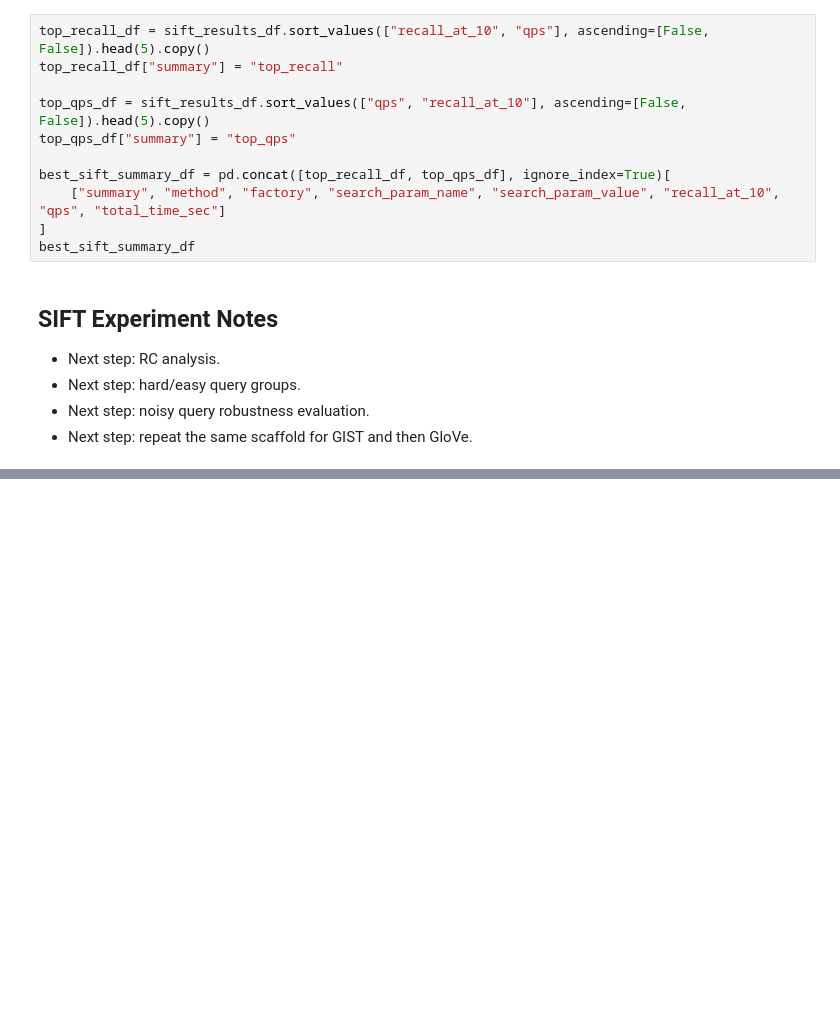
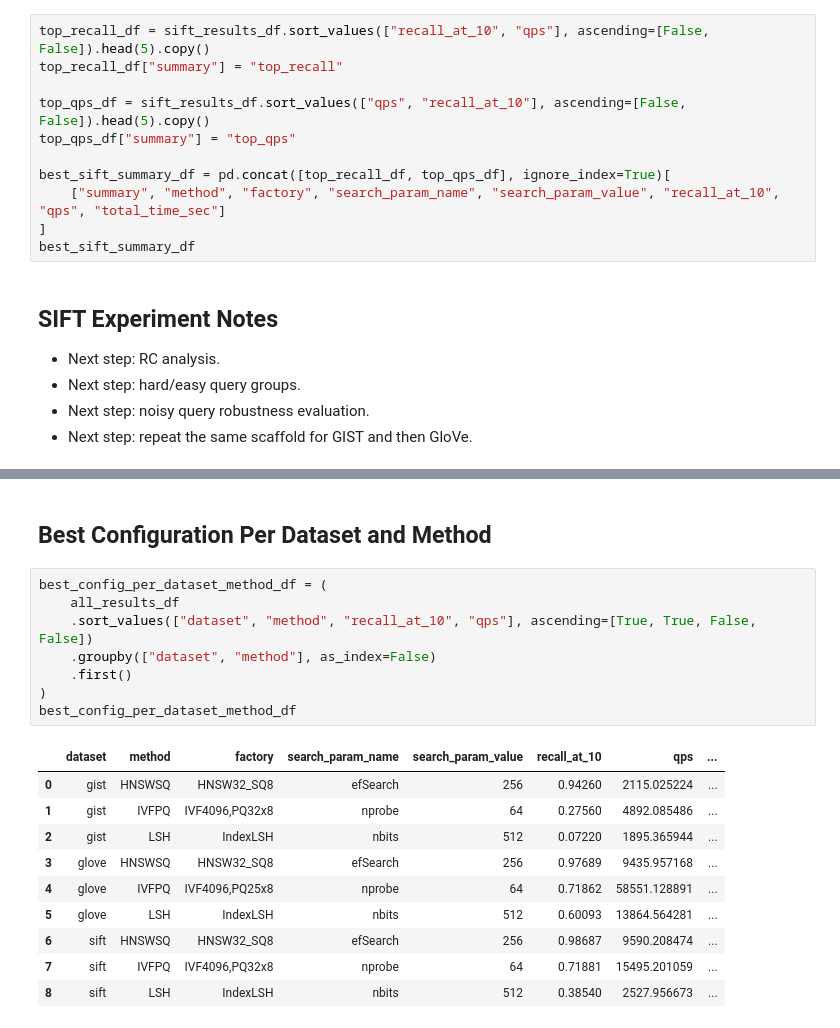
Before and after one commit to Valia-p/Vector-Search-FAISS, a Jupyter notebook: notebooks/experiments.ipynb, the cells around one changed output, grey strips where cells are left out. Drawn from its saved outputs; the diff is of its cells as text; blank space fills up the shorter version.

```diff
--- a/notebooks/experiments.ipynb
+++ b/notebooks/experiments.ipynb
@@ -239,0 +1343,21 @@ best_sift_summary_df
+# %% [markdown]
+## Best Configuration Per Dataset and Method
+# %%
+best_config_per_dataset_method_df = (
+    all_results_df
+    .sort_values(["dataset", "method", "recall_at_10", "qps"], ascending=[True, True, False, False])
+    .groupby(["dataset", "method"], as_index=False)
+    .first()
+)
+best_config_per_dataset_method_df
+# %% [output]
+|  | dataset | method | factory | search_param_name | search_param_value | recall_at_10 | qps | ... |
+| 0 | gist | HNSWSQ | HNSW32_SQ8 | efSearch | 256 | 0.94260 | 2115.025224 | ... |
+| 1 | gist | IVFPQ | IVF4096,PQ32x8 | nprobe | 64 | 0.27560 | 4892.085486 | ... |
+| 2 | gist | LSH | IndexLSH | nbits | 512 | 0.07220 | 1895.365944 | ... |
+| 3 | glove | HNSWSQ | HNSW32_SQ8 | efSearch | 256 | 0.97689 | 9435.957168 | ... |
+| 4 | glove | IVFPQ | IVF4096,PQ25x8 | nprobe | 64 | 0.71862 | 58551.128891 | ... |
+| 5 | glove | LSH | IndexLSH | nbits | 512 | 0.60093 | 13864.564281 | ... |
+| 6 | sift | HNSWSQ | HNSW32_SQ8 | efSearch | 256 | 0.98687 | 9590.208474 | ... |
+| 7 | sift | IVFPQ | IVF4096,PQ32x8 | nprobe | 64 | 0.71881 | 15495.201059 | ... |
+| 8 | sift | LSH | IndexLSH | nbits | 512 | 0.38540 | 2527.956673 | ... |
```
Also changed, not shown: parts of 131 cells of this notebook, 49 other files.
